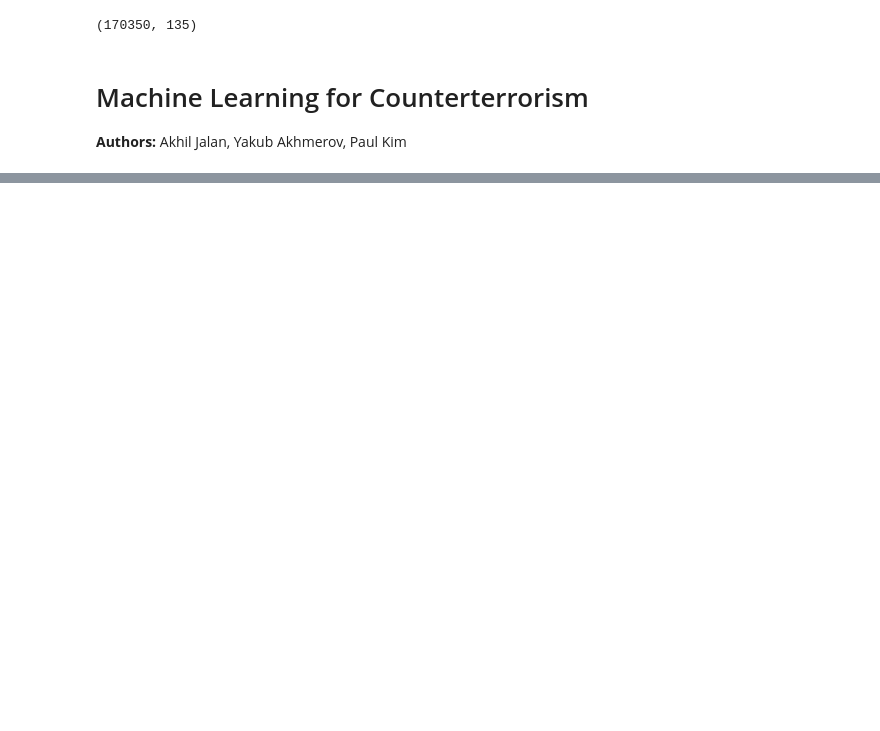
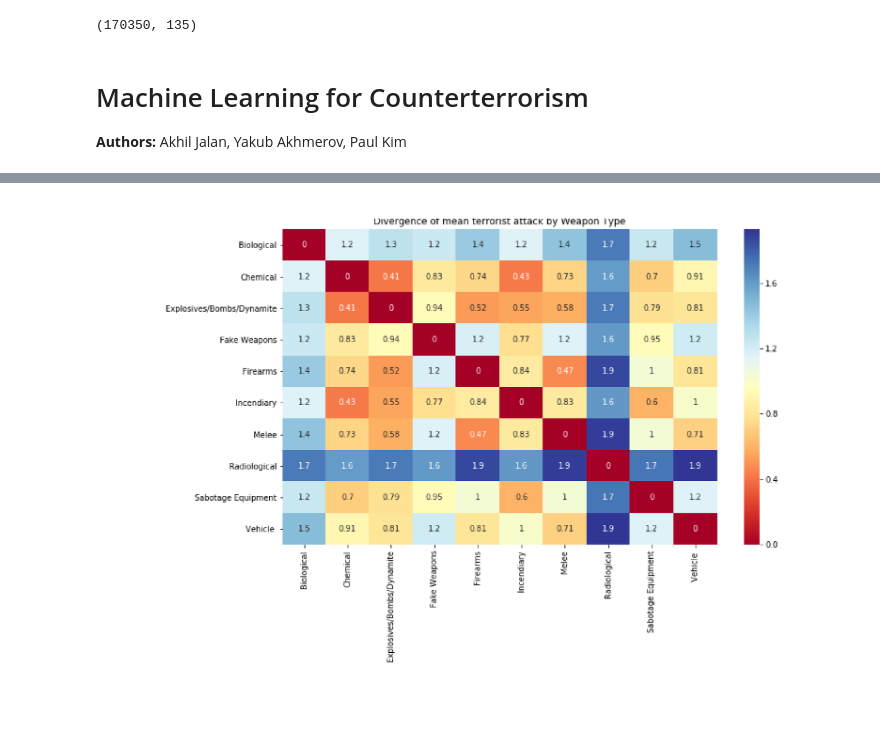
Before and after one commit to jacobakh/ML4CT, a Jupyter notebook: main.ipynb, the cells around one changed output, grey strips where cells are left out. Saved outputs shown, nothing was run; the diff lists cells and outputs as text; code cells hidden in the pictures; blank space fills up the shorter version.

```diff
--- a/main.ipynb
+++ b/main.ipynb
@@ -28,0 +53,24 @@ In order to
+# %%
+import matplotlib.pyplot as plt
+import matplotlib.image as mpimg
+import matplotlib.figure as fig
+%matplotlib inline
+
+def display_image(filepath):
+    '''
+    Displays an image from file.
+    filepath: A string corresponding to the filepath of the image.
+    '''
+    assert 'figures/' in filepath, 'Wrong filepath'
+    assert '.png' in filepath, 'Filename does not contain .png'
+
+    plt.rcParams['figure.dpi']= 400
+    img = mpimg.imread(filepath)
+    plt.imshow(img)
+    plt.tight_layout()
+    plt.axis('off')
+    plt.show()
+# %%
+display_image('figures/all_weaptype_heatmap.png')
+# %% [output]
+[figure, added]
```
Also changed, not shown: parts of 16 cells of this notebook.
